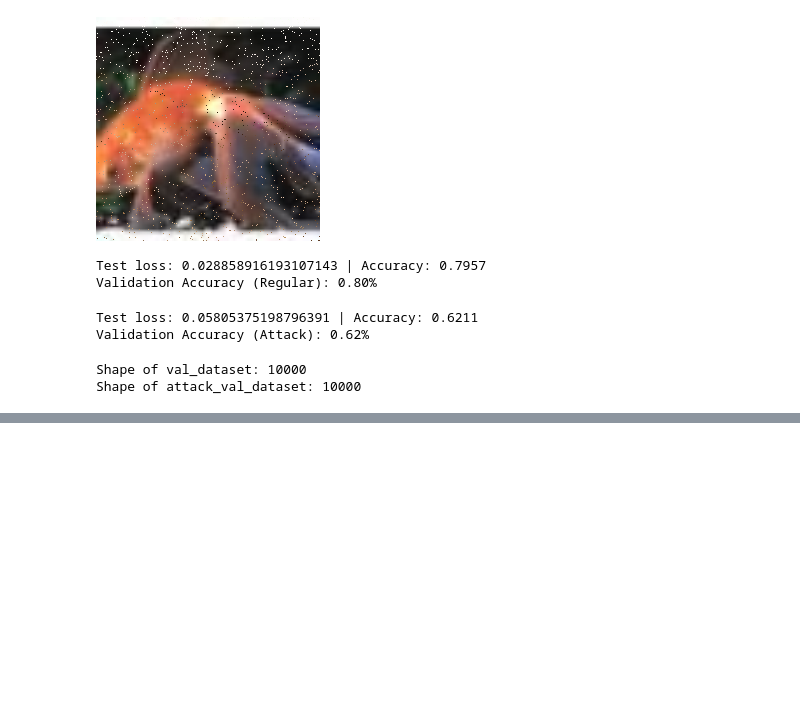
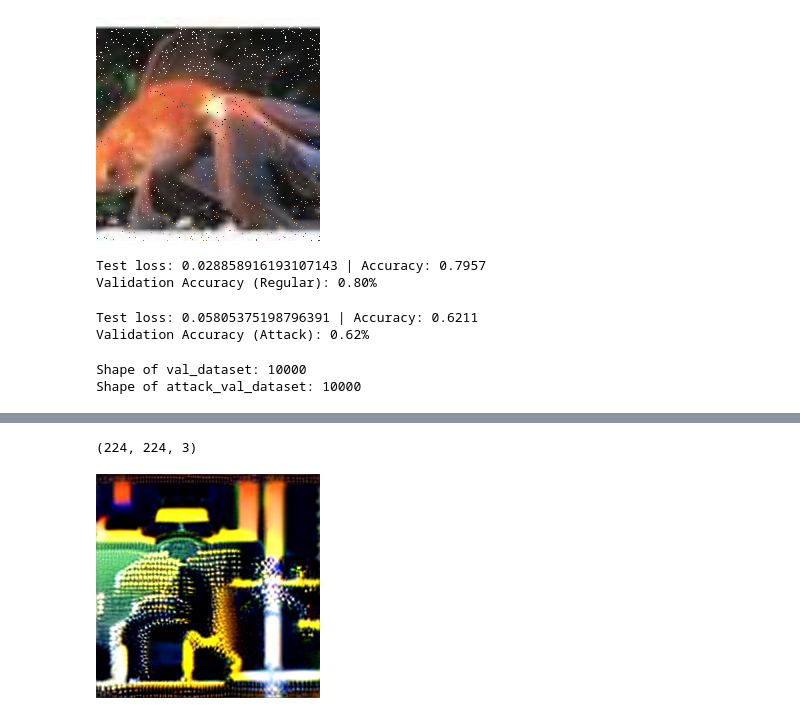
Before and after one commit to Zachary-Wenhao/IML-Team-Attack-Diffusion-Model, a Jupyter notebook: Dataset_generation.ipynb, the cells around one changed output, grey strips where cells are left out. Cells and saved outputs as stored; diff of their text form; code cells hidden in the pictures; blank space fills up the shorter version.

```diff
--- a/Dataset_generation.ipynb
+++ b/Dataset_generation.ipynb
@@ -333,0 +410,12 @@ Shape of attack_val_dataset: 10000
+# %%
+generator = torch.manual_seed(0)
+batched_image = tensor_to_pil_image(transformed_image)
+print(np.array(batched_image).shape)
+image = pipe(
+    [""], num_inference_steps=200, generator=generator, image=batched_image, height=224, width=224
+).images[0]
+
+display(image)
+# %% [output]
+(224, 224, 3)
+[figure, added]
```
Also changed, not shown: parts of 18 cells of this notebook.
